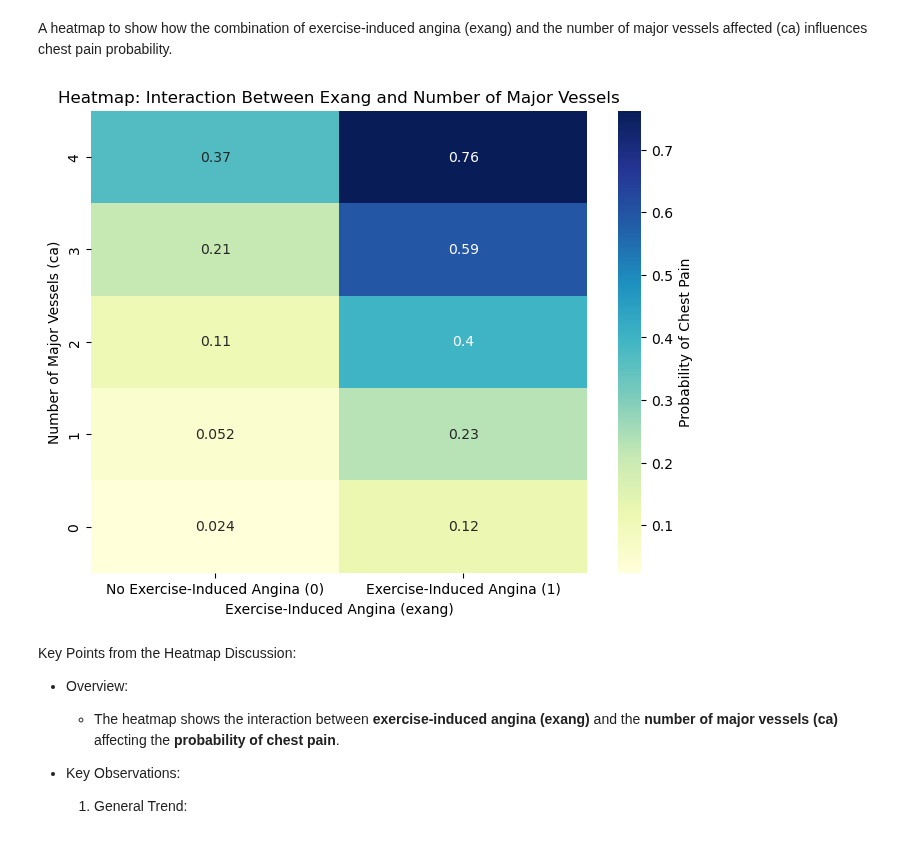
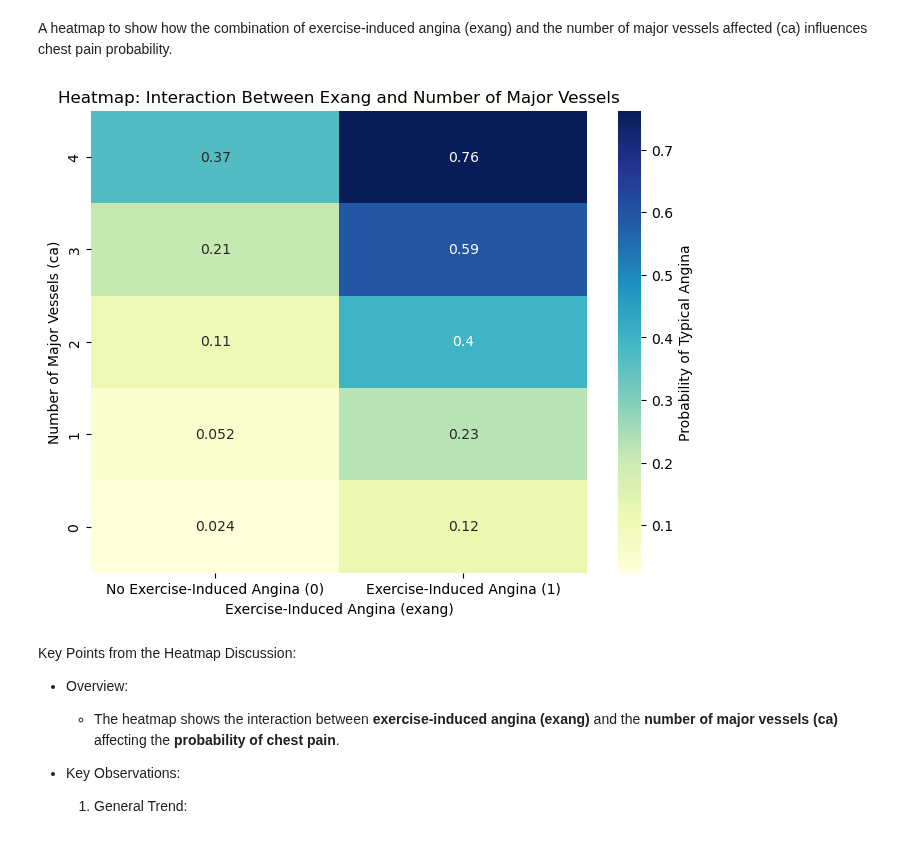
Before and after one commit to dallen91801/Heart-Disease-Analysis, a Jupyter notebook: Heart_Disease_updated.ipynb, the cells around one changed output. Drawn from its saved outputs; the diff is of its cells as text; code cells hidden in the pictures.

```diff
--- a/Heart_Disease_updated.ipynb
+++ b/Heart_Disease_updated.ipynb
@@ -324,35 +324,35 @@ import matplotlib.pyplot as plt
 exang_vals = [1, 0]  # 0 for No exercise-induced angina, 1 for Exercise-induced angina
 ca_vals = np.arange(0, 5, 1)  # Number of major vessels can range from 0 to 4
 exang_grid, ca_grid = np.meshgrid(exang_vals, ca_vals)
 
 # Create a DataFrame for the grid of exang and ca values, keeping other features constant
 grid_df = pd.DataFrame({
     'age': np.full_like(exang_grid.ravel(), X['age'].mean()),  # age = mean value as an example
     'thalach': np.full_like(exang_grid.ravel(), X['thalach'].mean()),  # thalach = mean value
     'exang': exang_grid.ravel(),
     'ca': ca_grid.ravel()
 })
 
 # Predict the probability of chest pain for each combination of exang and ca
 probs = logreg.predict_proba(grid_df)[:, 1]
 
 # Reshape predictions back to grid shape
 probs_grid = probs.reshape(exang_grid.shape)
 
 # Plot heatmap
 plt.figure(figsize=(8, 6))
 heatmap = sns.heatmap(probs_grid, annot=True, cmap="YlGnBu", xticklabels=['No Exercise-Induced Angina (0)', 'Exercise-Induced Angina (1)'], yticklabels=ca_vals[::-1])  # Reverse yticklabels to have 4 at the top and 0 at the bottom
 plt.xlabel('Exercise-Induced Angina (exang)')
 plt.ylabel('Number of Major Vessels (ca)')
 plt.title('Heatmap: Interaction Between Exang and Number of Major Vessels')
 
 # Add legend label
 colorbar = heatmap.collections[0].colorbar
-colorbar.set_label('Probability of Chest Pain')  # Adding label to the legend
+colorbar.set_label('Probability of Typical Angina')  # Adding label to the legend
 
 plt.show()
 # %% [output]
-[figure, old version]
+[figure, new version]
 # %% [markdown]
 Key Points from the Heatmap Discussion:
 
```
Also changed, not shown: parts of 1 cell of this notebook.
